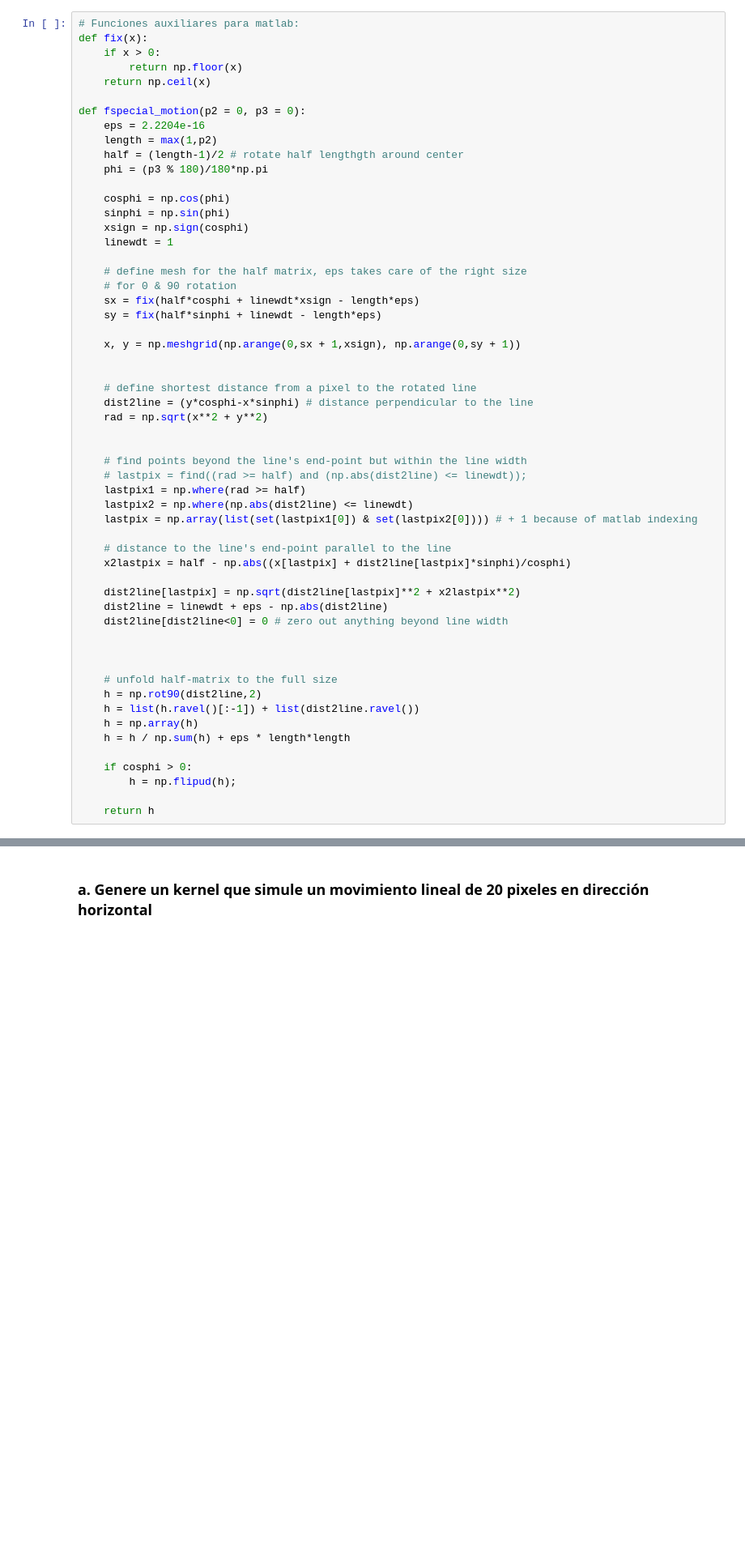
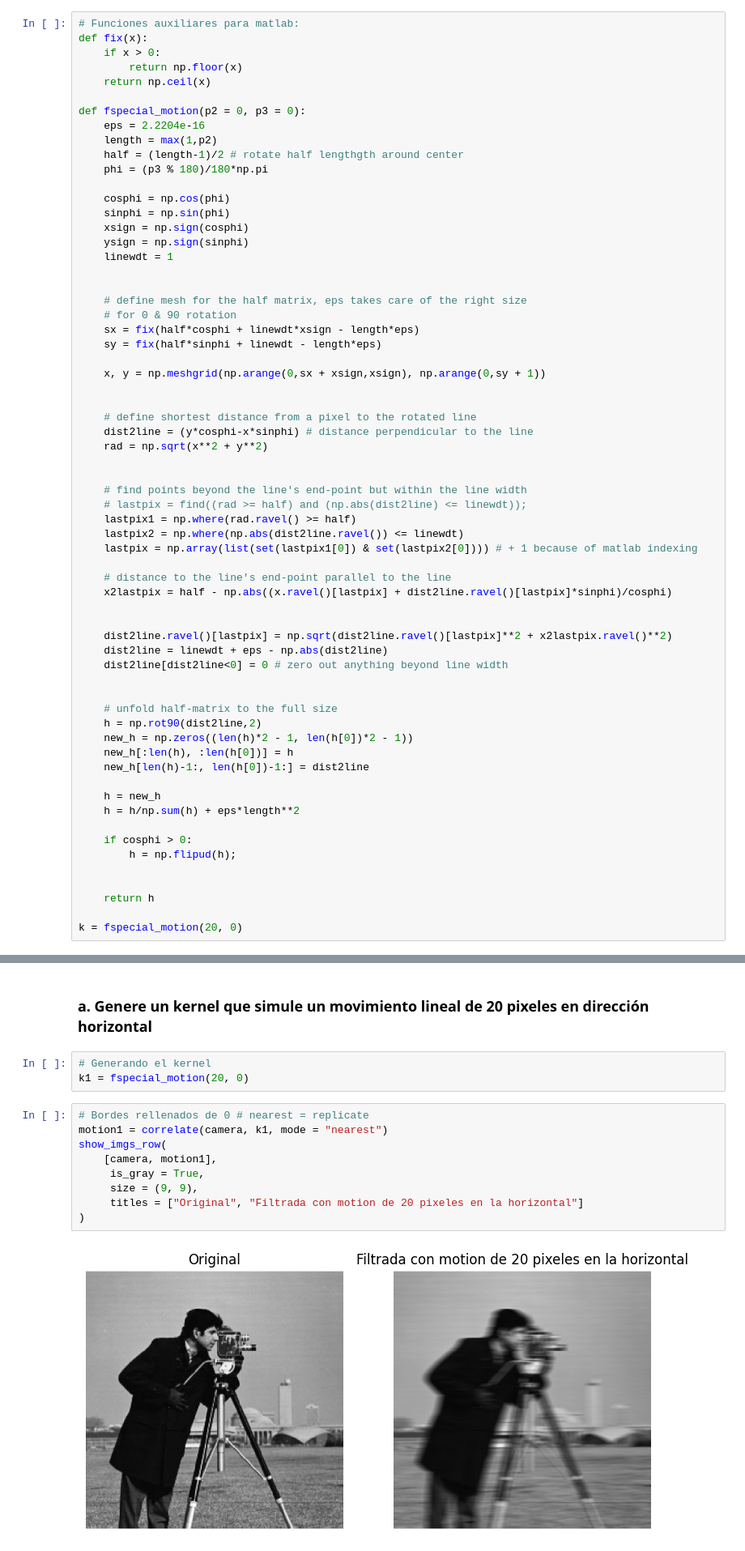
Before and after one commit to BubuDavid/Fundamentos-de-Procesamiento-Digital-de-Imagenes, a Jupyter notebook: tareas/tarea7/Tarea7_Code.ipynb, the cells around one changed output, grey strips where cells are left out. Shown at 81% size. Drawn from its saved outputs; the diff is of its cells as text; blank space fills up the shorter version.

```diff
--- a/tareas/tarea7/Tarea7_Code.ipynb
+++ b/tareas/tarea7/Tarea7_Code.ipynb
@@ -332,14 +338,16 @@ def fspecial_motion(p2 = 0, p3 = 0):
     cosphi = np.cos(phi)
     sinphi = np.sin(phi)
     xsign = np.sign(cosphi)
+    ysign = np.sign(sinphi)
     linewdt = 1
+
 
     # define mesh for the half matrix, eps takes care of the right size
     # for 0 & 90 rotation
     sx = fix(half*cosphi + linewdt*xsign - length*eps)
     sy = fix(half*sinphi + linewdt - length*eps)
 
-    x, y = np.meshgrid(np.arange(0,sx + 1,xsign), np.arange(0,sy + 1))
+    x, y = np.meshgrid(np.arange(0,sx + xsign,xsign), np.arange(0,sy + 1))
 
 
     # define shortest distance from a pixel to the rotated line
@@ -349,29 +357,35 @@ def fspecial_motion(p2 = 0, p3 = 0):
 
     # find points beyond the line's end-point but within the line width
     # lastpix = find((rad >= half) and (np.abs(dist2line) <= linewdt));
-    lastpix1 = np.where(rad >= half)
-    lastpix2 = np.where(np.abs(dist2line) <= linewdt)
+    lastpix1 = np.where(rad.ravel() >= half)
+    lastpix2 = np.where(np.abs(dist2line.ravel()) <= linewdt)
     lastpix = np.array(list(set(lastpix1[0]) & set(lastpix2[0]))) # + 1 because of matlab indexing
 
     # distance to the line's end-point parallel to the line
-    x2lastpix = half - np.abs((x[lastpix] + dist2line[lastpix]*sinphi)/cosphi)
+    x2lastpix = half - np.abs((x.ravel()[lastpix] + dist2line.ravel()[lastpix]*sinphi)/cosphi)
 
-    dist2line[lastpix] = np.sqrt(dist2line[lastpix]**2 + x2lastpix**2)
+
+    dist2line.ravel()[lastpix] = np.sqrt(dist2line.ravel()[lastpix]**2 + x2lastpix.ravel()**2)
     dist2line = linewdt + eps - np.abs(dist2line)
     dist2line[dist2line<0] = 0 # zero out anything beyond line width
 
 
-
     # unfold half-matrix to the full size
     h = np.rot90(dist2line,2)
-    h = list(h.ravel()[:-1]) + list(dist2line.ravel())
-    h = np.array(h)
-    h = h / np.sum(h) + eps * length*length
+    new_h = np.zeros((len(h)*2 - 1, len(h[0])*2 - 1))
+    new_h[:len(h), :len(h[0])] = h
+    new_h[len(h)-1:, len(h[0])-1:] = dist2line
+
+    h = new_h
+    h = h/np.sum(h) + eps*length**2
 
     if cosphi > 0:
         h = np.flipud(h);
 
+
     return h
+
+k = fspecial_motion(20, 0)
 # %%
 # Obteniendo el kernel
 w_laplacian = fspecial_laplacian(0.4)
@@ -468,3 +482,17 @@ Imagen de dimensiones: (490, 487), con un total de 238630 pixeles
 [figure]
 # %% [markdown]
 ### a. Genere un kernel que simule un movimiento lineal de 20 pixeles en dirección horizontal
+# %%
+# Generando el kernel
+k1 = fspecial_motion(20, 0)
+# %%
+# Bordes rellenados de 0 # nearest = replicate
+motion1 = correlate(camera, k1, mode = "nearest")
+show_imgs_row(
+    [camera, motion1],
+     is_gray = True,
+     size = (9, 9),
+     titles = ["Original", "Filtrada con motion de 20 pixeles en la horizontal"]
+)
+# %% [output]
+[figure, added]
```
Also changed, not shown: parts of 10 cells of this notebook.
